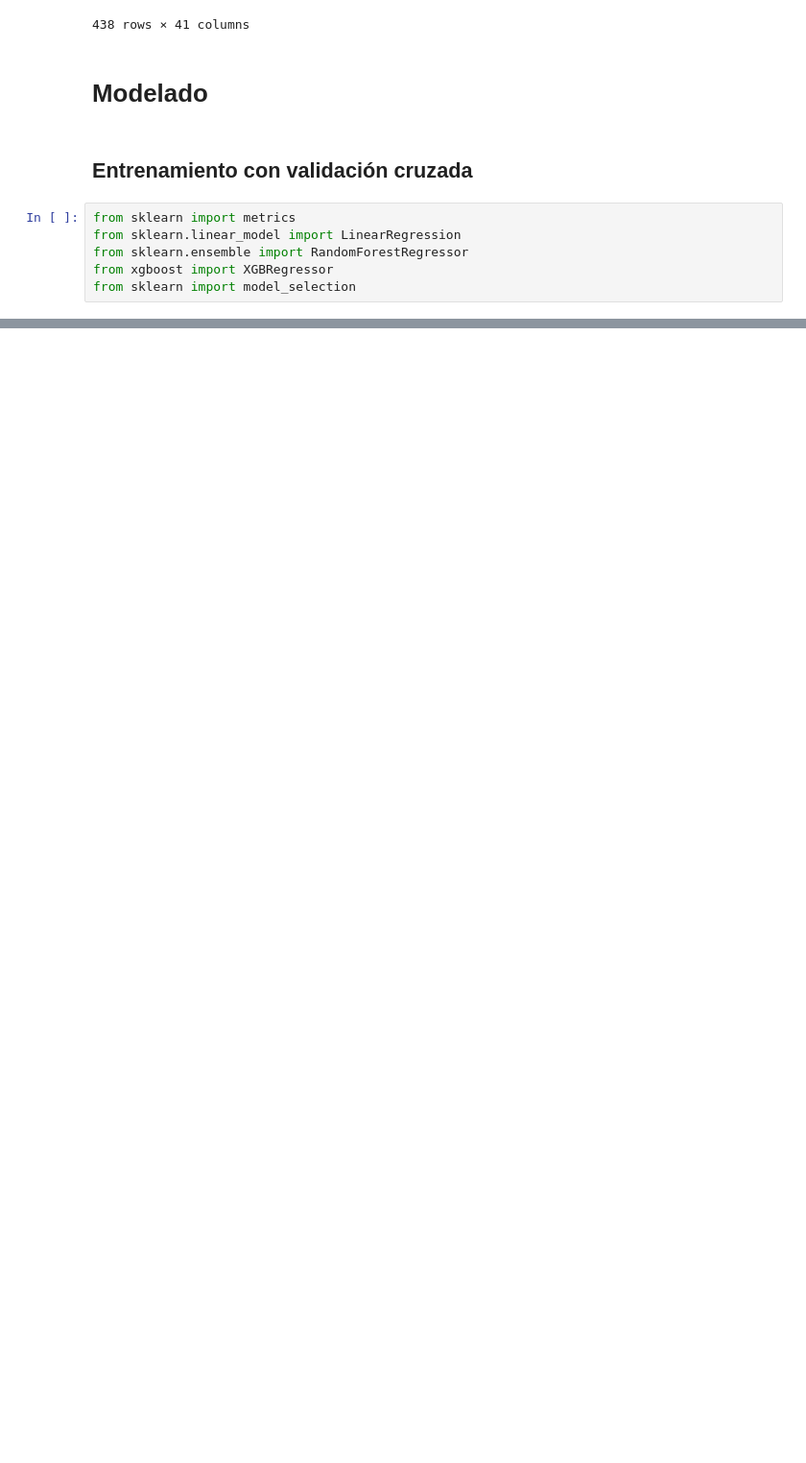
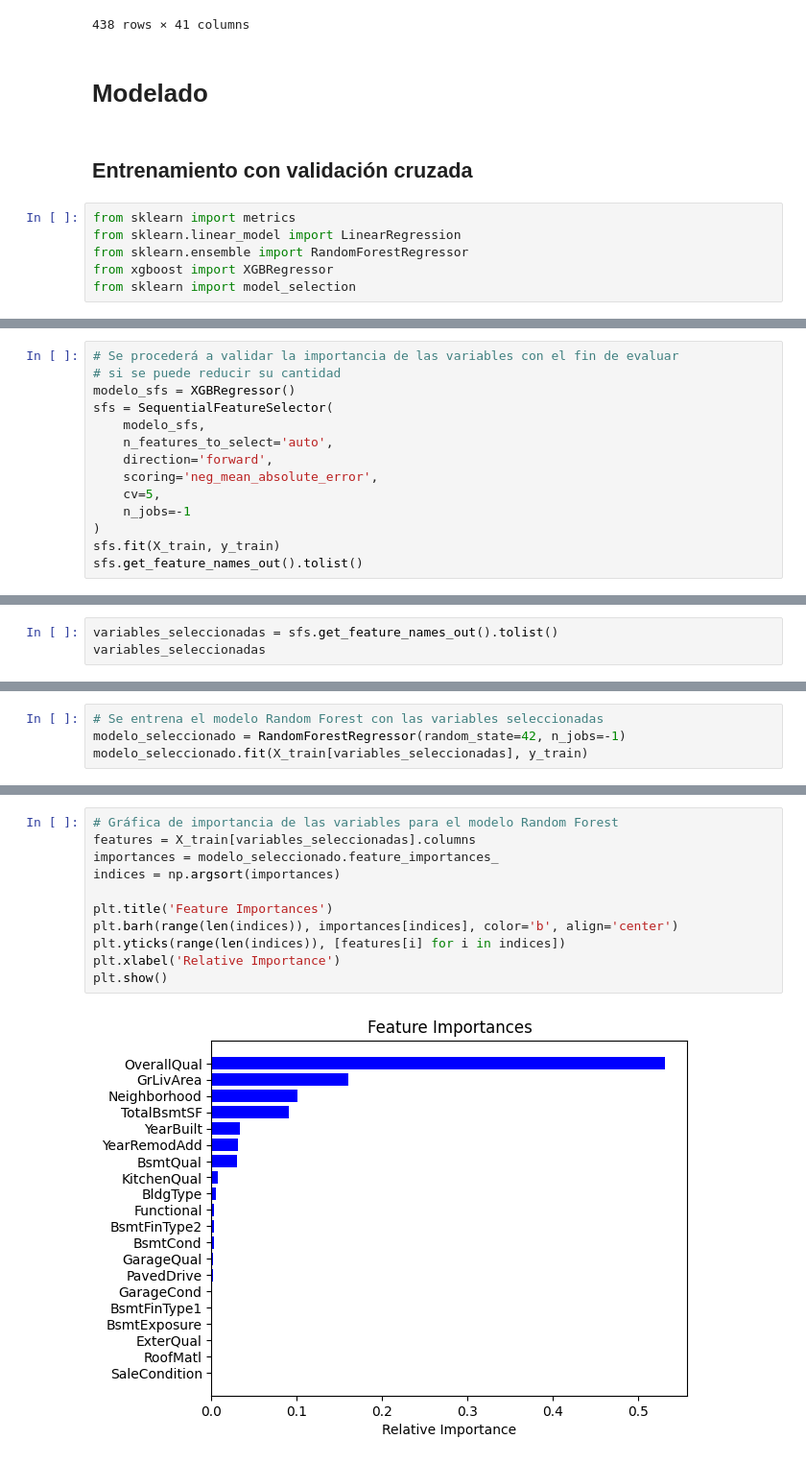
Before and after one commit to faberrocalv/curso-machine-learning-udem, a Jupyter notebook: talleres/regresion_lineal.ipynb, the cells around one changed output, grey strips where cells are left out. Shown at 96% size. Cells and saved outputs as stored; diff of their text form; blank space fills up the shorter version.

```diff
--- a/talleres/regresion_lineal.ipynb
+++ b/talleres/regresion_lineal.ipynb
@@ -769,0 +780,14 @@ neg_root_mean_squared_error     -30440.77      7614.94
+# %%
+# Se procederá a validar la importancia de las variables con el fin de evaluar
+# si se puede reducir su cantidad
+modelo_sfs = XGBRegressor()
+sfs = SequentialFeatureSelector(
+    modelo_sfs,
+    n_features_to_select='auto',
+    direction='forward',
+    scoring='neg_mean_absolute_error',
+    cv=5,
+    n_jobs=-1
+)
+sfs.fit(X_train, y_train)
+sfs.get_feature_names_out().tolist()
@@ -769,0 +815,3 @@ neg_root_mean_squared_error     -30440.77      7614.94
+# %%
+variables_seleccionadas = sfs.get_feature_names_out().tolist()
+variables_seleccionadas
@@ -769,0 +865,4 @@ neg_root_mean_squared_error     -30440.77      7614.94
+# %%
+# Se entrena el modelo Random Forest con las variables seleccionadas
+modelo_seleccionado = RandomForestRegressor(random_state=42, n_jobs=-1)
+modelo_seleccionado.fit(X_train[variables_seleccionadas], y_train)
@@ -769,0 +888,13 @@ neg_root_mean_squared_error     -30440.77      7614.94
+# %%
+# Gráfica de importancia de las variables para el modelo Random Forest
+features = X_train[variables_seleccionadas].columns
+importances = modelo_seleccionado.feature_importances_
+indices = np.argsort(importances)
+
+plt.title('Feature Importances')
+plt.barh(range(len(indices)), importances[indices], color='b', align='center')
+plt.yticks(range(len(indices)), [features[i] for i in indices])
+plt.xlabel('Relative Importance')
+plt.show()
+# %% [output]
+[figure, added]
```
Also changed, not shown: parts of 35 cells of this notebook.
